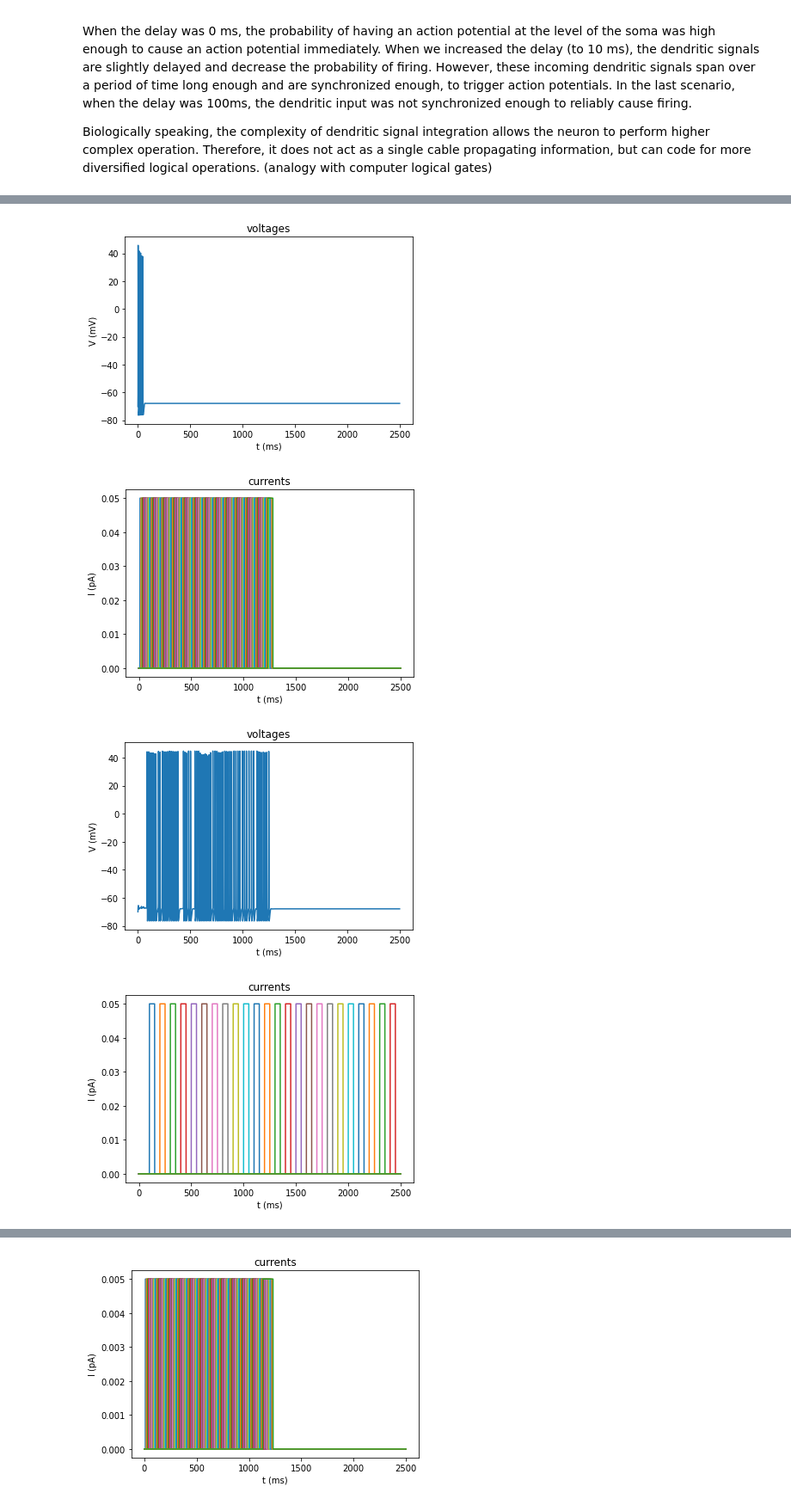
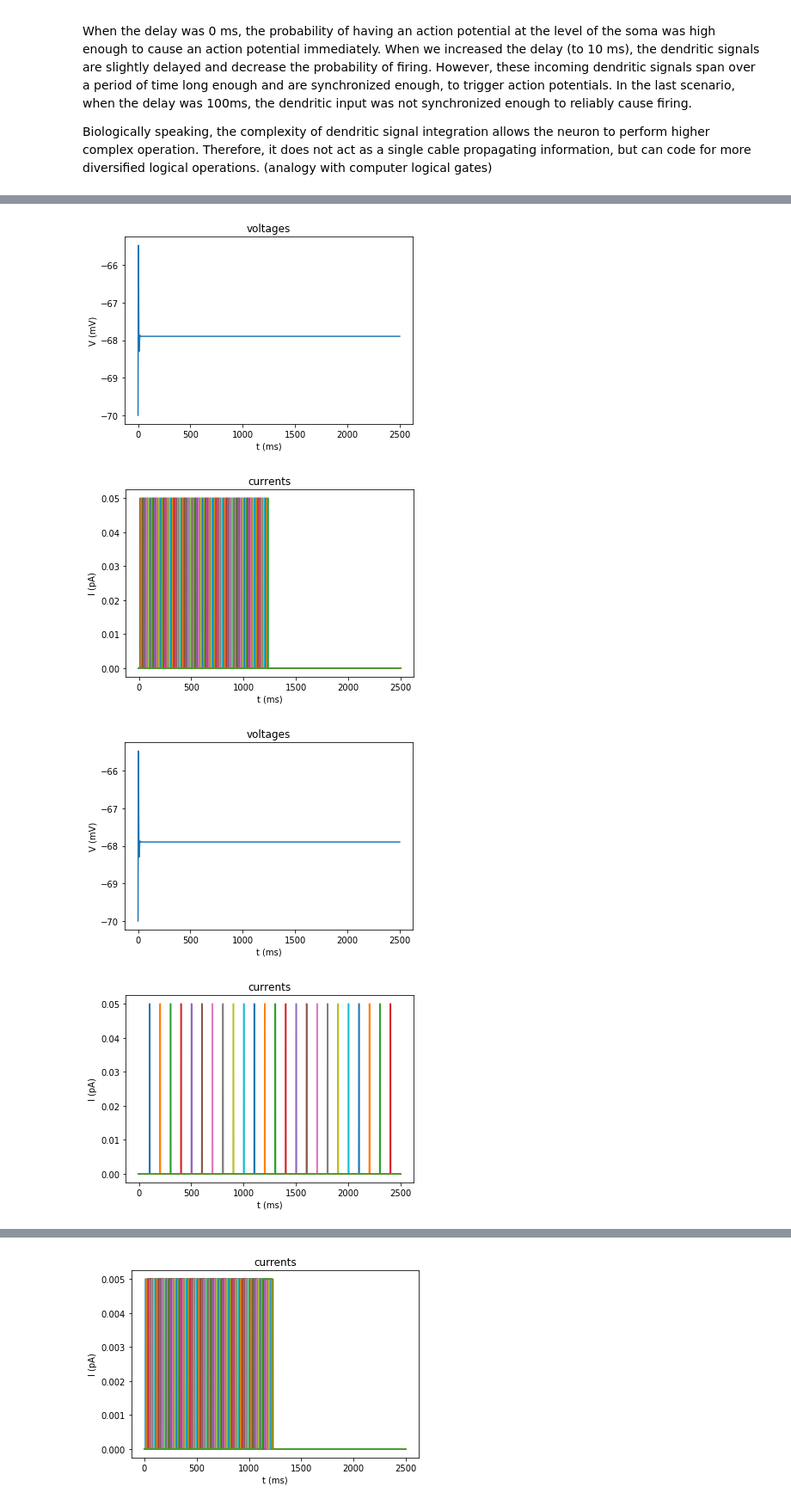
Before and after one commit to GasserElbanna/In-Silico-Neuroscience-Projects, a Jupyter notebook: Week 4/Week4_HomeWork.ipynb, the cells around one changed output, grey strips where cells are left out. Shown at 86% size. Saved outputs shown, nothing was run; the diff lists cells and outputs as text; code cells hidden in the pictures.

```diff
--- a/Week 4/Week4_HomeWork.ipynb
+++ b/Week 4/Week4_HomeWork.ipynb
@@ -1354,7 +1397,7 @@ def tvi_plots_no_legend(t, vdictlst = [], idictlst = [], vmax = 40, imax = 0.5):
 # Play around with different parameters: delay, amplitude and duration
 delay_time_values = [0, 10, 100]
 amp = 0.05
-dur = 50
+dur = 5
 v_init = -70
 t_stop = 2500
 
@@ -1392,7 +1435,7 @@ Biologically speaking, the complexity of dendritic signal integration allows the
 # Stimulating only the basal dendrites
 delay_time_values = [0, 10, 100]
 amp = 0.05
-dur = 50
+dur = 5
 v_init = -70
 t_stop = 2500
 
@@ -1418,7 +1461,7 @@ for delay_time in delay_time_values:
 # Stimulating only the apical dendrits
 delay_time_values = [0, 10, 100]
 amp = 0.05
-dur = 50
+dur = 5
 v_init = -70
 t_stop = 2500
 
@@ -1438,4 +1481,4 @@ for delay_time in delay_time_values:
-[figure, old version]
+[figure, new version]
-[figure, old version]
+[figure, new version]
-[figure, old version]
+[figure, new version]
-[figure, old version]
+[figure, new version]
```
Also changed, not shown: parts of 14 cells of this notebook, 1 other file.
